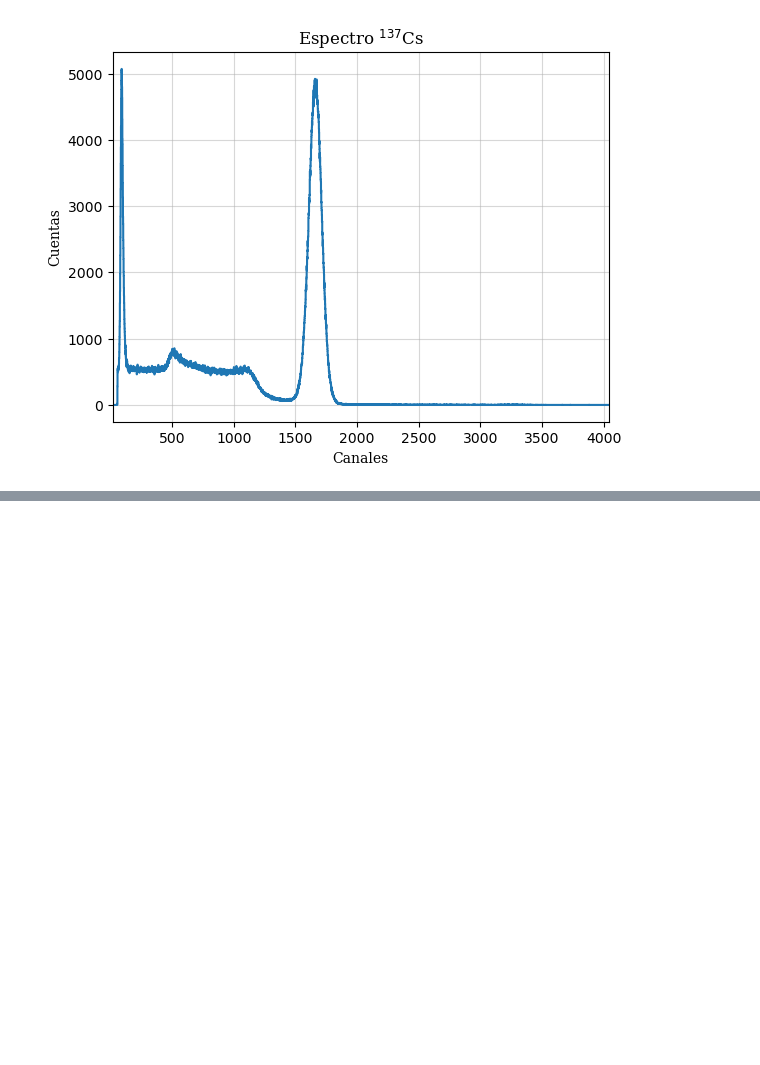
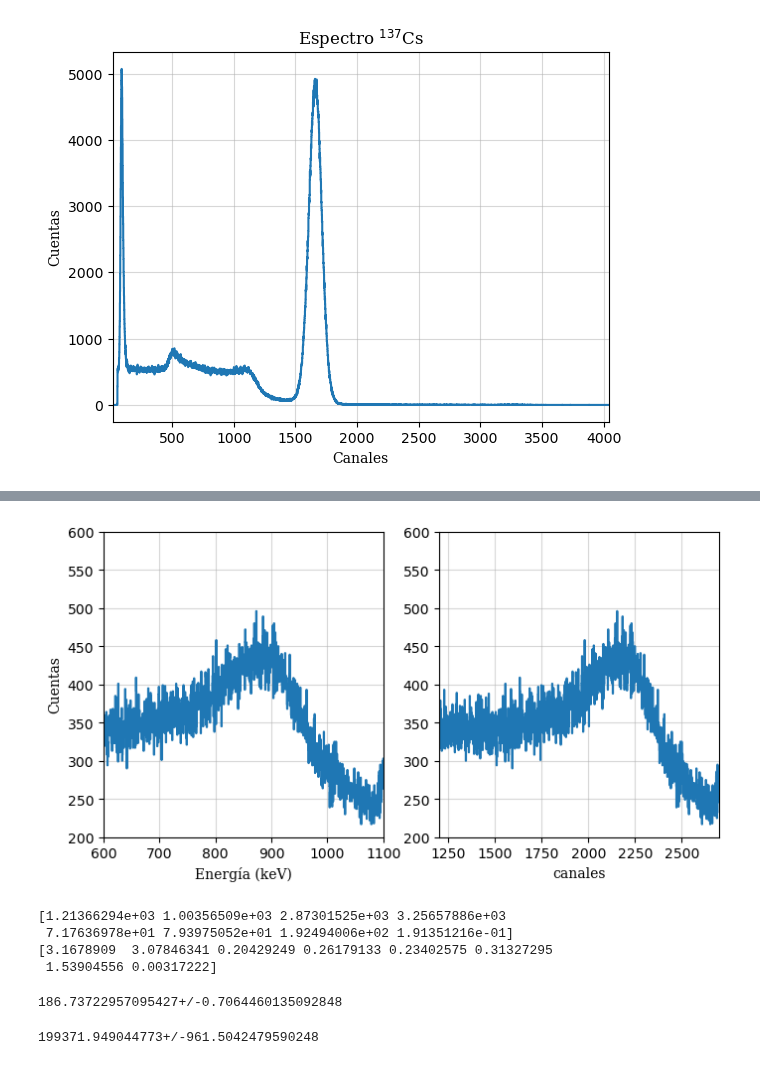
Before and after one commit to juan3ltran/Instrumentacion_Nuclear, a Jupyter notebook: Practica1/Co60.ipynb, the cells around one changed output, grey strips where cells are left out. Drawn from its saved outputs; the diff is of its cells as text; code cells hidden in the pictures; blank space fills up the shorter version.

```diff
--- a/Practica1/Co60.ipynb
+++ b/Practica1/Co60.ipynb
@@ -92,0 +125,24 @@ plt.grid(which='both',alpha=0.5)
+# %%
+fig,ax=plt.subplots(1,2,figsize=(8,4))
+ax[0].plot(Ecanales,y,ds="steps-mid")
+ax[0].set_xlabel("Energía (keV)",family="serif")
+ax[0].set_ylabel("Cuentas",family="serif")
+ax[0].set_xlim(600,1100)
+ax[0].set_ylim(200,600)
+ax[0].grid(which='both',alpha=0.5)
+
+ax[1].plot(x,y,ds="steps-mid")
+ax[1].set_xlabel("canales",family="serif")
+ax[1].set_xlim(1200,2700)
+ax[1].set_ylim(200,600)
+ax[1].grid(which='both',alpha=0.5)
+# %% [output]
+[figure, added]
+# %%
+print(args2)
+print(errorargs2)
+# %% [output]
+[1.21366294e+03 1.00356509e+03 2.87301525e+03 3.25657886e+03
+ 7.17636978e+01 7.93975052e+01 1.92494006e+02 1.91351216e-01]
+[3.1678909  3.07846341 0.20429249 0.26179133 0.23402575 0.31327295
+ 1.53904556 0.00317222]
@@ -92,0 +151,12 @@ plt.grid(which='both',alpha=0.5)
+# %%
+B=ufloat(79.3,0.3)
+2*np.sqrt(2*np.log(2))*B
+# %% [output]
+186.73722957095427+/-0.7064460135092848
+# %%
+M=ufloat(1003,3)
+sigma=ufloat(79.3,0.3)
+area=M*sigma*np.sqrt(2*np.pi)
+area
+# %% [output]
+199371.949044773+/-961.5042479590248
```
Also changed, not shown: parts of 8 cells of this notebook, 1 other file.
